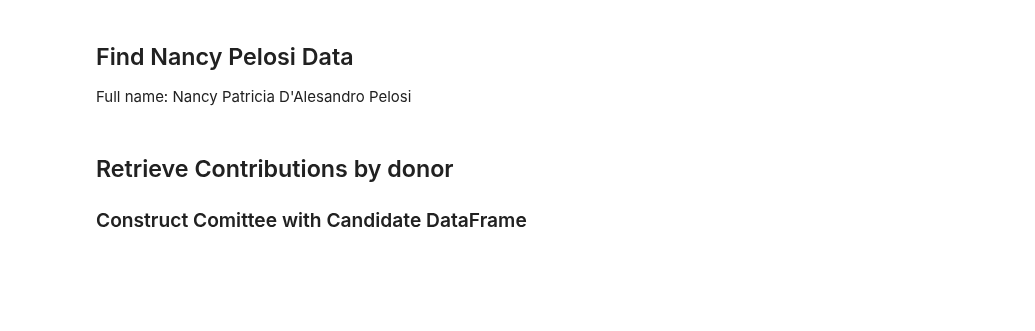
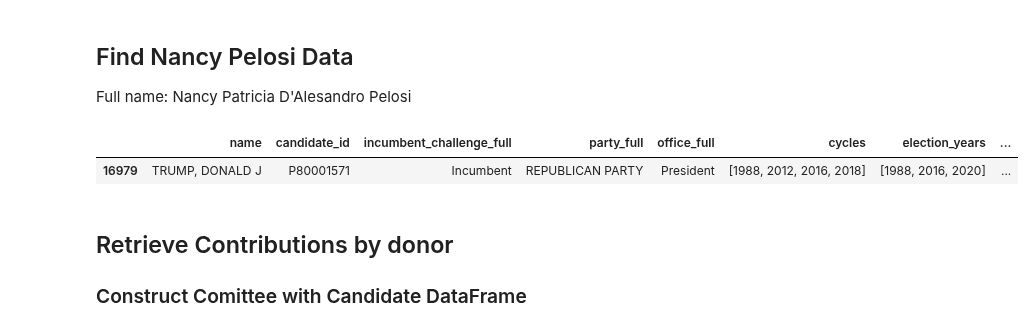
Before and after one commit to Nlorio/election-forecast, a Jupyter notebook: notebooks/Project - FEC Financial Data .ipynb, the cells around one changed output. Cells and saved outputs as stored; diff of their text form; code cells hidden in the pictures; blank space fills up the shorter version.

```diff
--- a/notebooks/Project - FEC Financial Data .ipynb
+++ b/notebooks/Project - FEC Financial Data .ipynb
@@ -387,7 +545,10 @@ def retrieve_candidate_totals(candidate_id):
 ## Find Nancy Pelosi Data
 Full name: Nancy Patricia D'Alesandro Pelosi
 # %%
-df_candidate_id.loc[df_candidate_id['name'].str.contains('PELOSI')]
+df_candidate_id.loc[df_candidate_id['name'].str.contains('TRUMP')]
+# %% [output]
+|  | name | candidate_id | incumbent_challenge_full | party_full | office_full | cycles | election_years | ... |
+| 16979 | TRUMP, DONALD J | P80001571 | Incumbent | REPUBLICAN PARTY | President | [1988, 2012, 2016, 2018] | [1988, 2016, 2020] | ... |
 # %%
 retrieve_candidate_information('H8CA05035')
 # %%
```
Also changed, not shown: parts of 17 cells of this notebook.
